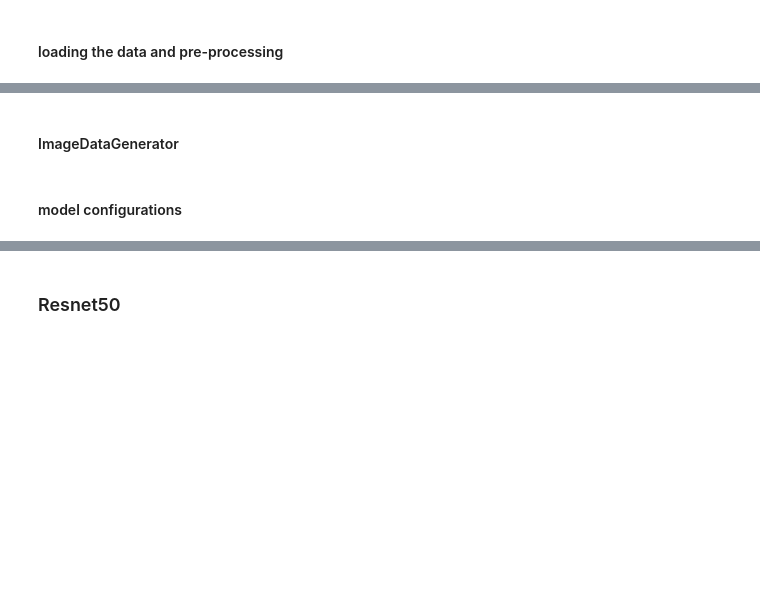
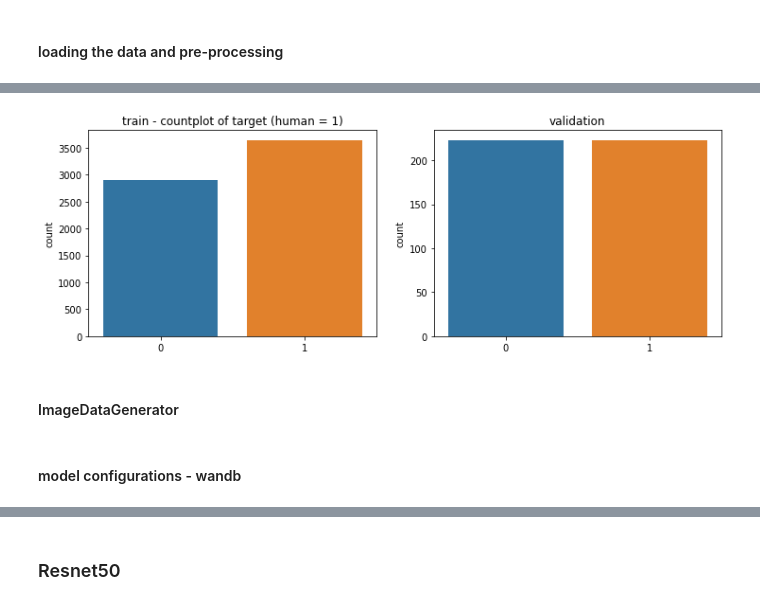
Before and after one commit to InbarShirizly/MAFAT-Challenge, a Jupyter notebook: Our notebooks/Inbar/Transfer learning.ipynb, the cells around one changed output, grey strips where cells are left out. Cells and saved outputs as stored; diff of their text form; code cells hidden in the pictures; blank space fills up the shorter version.

```diff
--- a/Our notebooks/Inbar/Transfer learning.ipynb
+++ b/Our notebooks/Inbar/Transfer learning.ipynb
@@ -275,0 +252,6 @@ def load_and_split_data():
+# %%
+def load_and_split_data():
+  training_df, synthetic_auxiliary_df, experiment_auxiliary_df = load_data_all_datasets()
+  train_x, val_x, test_x, train_y, val_y, test_df  = process_and_split_data(training_df, synthetic_auxiliary_df, experiment_auxiliary_df, model_input['data_extraction'])
+  del training_df, synthetic_auxiliary_df, experiment_auxiliary_df
+  return train_x, val_x, test_x, train_y, val_y, test_df
@@ -276,3 +279,12 @@ def load_and_split_data():
+# %%
+fig, ax =plt.subplots(1,2, figsize=(12,4))
+sns.countplot(train_y, ax=ax[0])
+sns.countplot(val_y, ax=ax[1])
+
+ax[0].set_title("train - countplot of target (human = 1)")
+ax[1].set_title("validation");
+# %% [output]
+[figure, added]
 # %% [markdown]
 #### ImageDataGenerator
 # %%
@@ -291,4 +303,4 @@ def create_IDG(idg_input,train_x):
 
   return datagen
 # %% [markdown]
-#### model configurations
+#### model configurations - wandb
```
Also changed, not shown: parts of 44 cells of this notebook, 57 other files.
